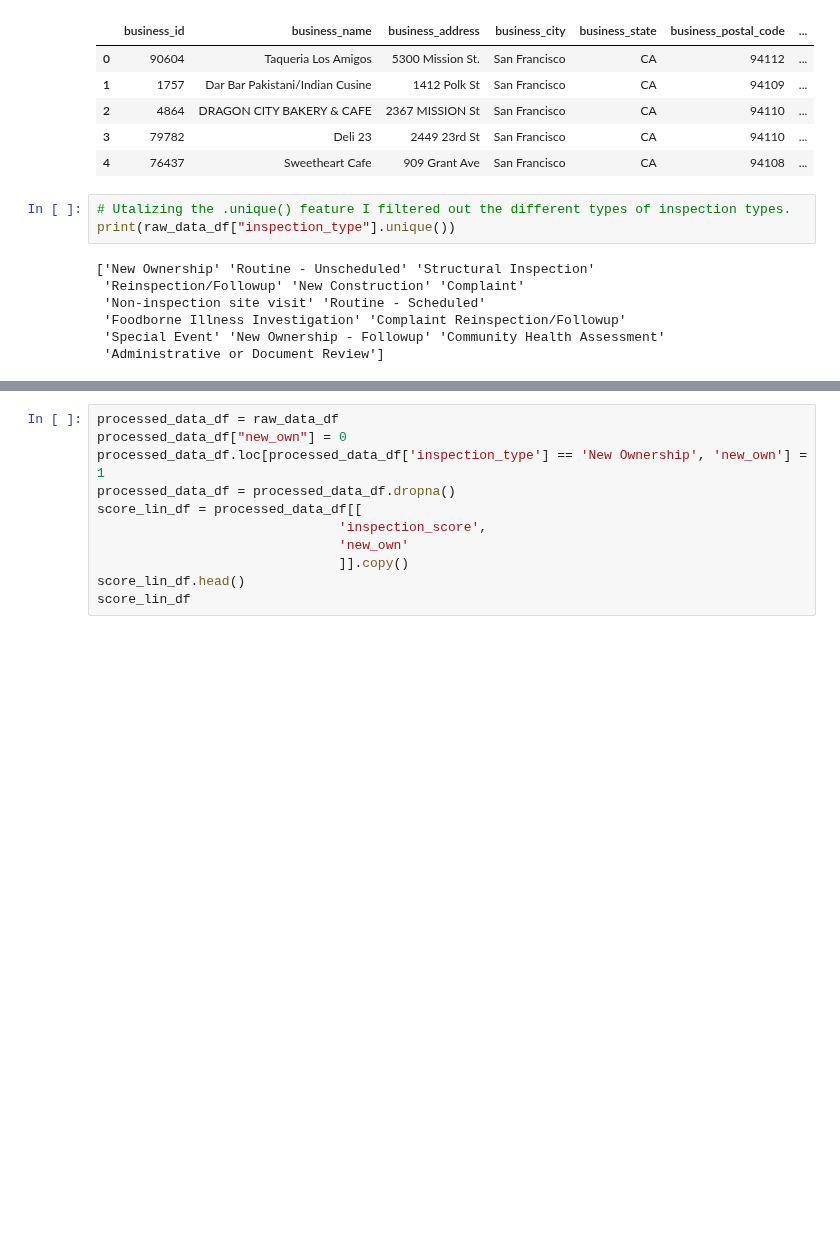
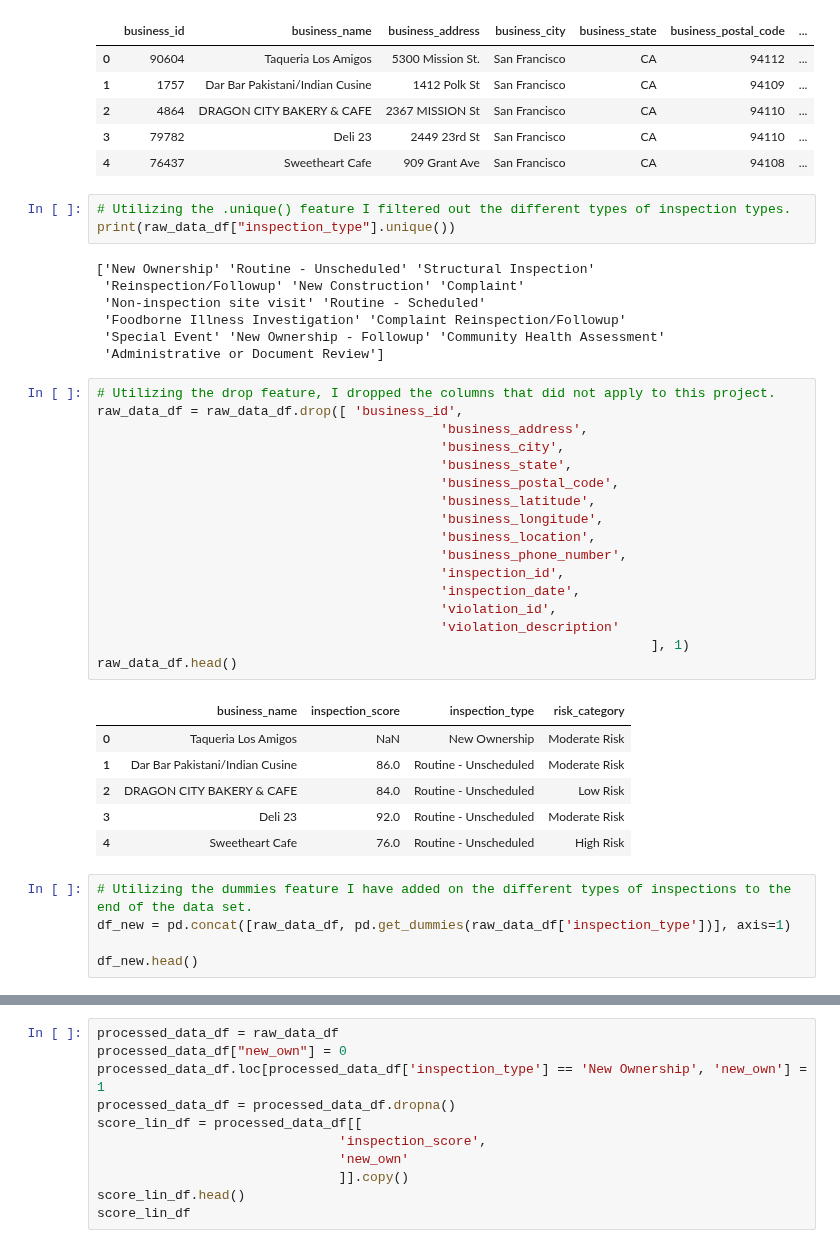
Before and after one commit to colarusso/codingthelaw, a Jupyter notebook: Fall_2017/work/edumore/p3/code_sample_1.ipynb, the cells around one changed output, grey strips where cells are left out. Saved outputs shown, nothing was run; the diff lists cells and outputs as text; blank space fills up the shorter version.

```diff
--- a/Fall_2017/work/edumore/p3/code_sample_1.ipynb
+++ b/Fall_2017/work/edumore/p3/code_sample_1.ipynb
@@ -113,7 +113,7 @@ raw_data_df.head()
 | 3 | 79782 | Deli 23 | 2449 23rd St | San Francisco | CA | 94110 | ... |
 | 4 | 76437 | Sweetheart Cafe | 909 Grant Ave | San Francisco | CA | 94108 | ... |
 # %%
-# Utalizing the .unique() feature I filtered out the different types of inspection types.
+# Utilizing the .unique() feature I filtered out the different types of inspection types.
 print(raw_data_df["inspection_type"].unique())
 # %% [output]
 ['New Ownership' 'Routine - Unscheduled' 'Structural Inspection'
@@ -122,6 +122,35 @@ print(raw_data_df["inspection_type"].unique())
  'Foodborne Illness Investigation' 'Complaint Reinspection/Followup'
  'Special Event' 'New Ownership - Followup' 'Community Health Assessment'
  'Administrative or Document Review']
+# %%
+# Utilizing the drop feature, I dropped the columns that did not apply to this project.
+raw_data_df = raw_data_df.drop([ 'business_id',
+                                            'business_address',
+                                            'business_city',
+                                            'business_state',
+                                            'business_postal_code',
+                                            'business_latitude',
+                                            'business_longitude',
+                                            'business_location',
+                                            'business_phone_number',
+                                            'inspection_id',
+                                            'inspection_date',
+                                            'violation_id',
+                                            'violation_description'
+                                                                       ], 1)
+raw_data_df.head()
+# %% [output]
+|  | business_name | inspection_score | inspection_type | risk_category |
+| 0 | Taqueria Los Amigos | NaN | New Ownership | Moderate Risk |
+| 1 | Dar Bar Pakistani/Indian Cusine | 86.0 | Routine - Unscheduled | Moderate Risk |
+| 2 | DRAGON CITY BAKERY & CAFE | 84.0 | Routine - Unscheduled | Low Risk |
+| 3 | Deli 23 | 92.0 | Routine - Unscheduled | Moderate Risk |
+| 4 | Sweetheart Cafe | 76.0 | Routine - Unscheduled | High Risk |
+# %%
+# Utilizing the dummies feature I have added on the different types of inspections to the end of the data set.
+df_new = pd.concat([raw_data_df, pd.get_dummies(raw_data_df['inspection_type'])], axis=1)
+
+df_new.head()
 # %%
 processed_data_df = raw_data_df
 processed_data_df["new_own"] = 0
```
Also changed, not shown: parts of 1 cell of this notebook.
